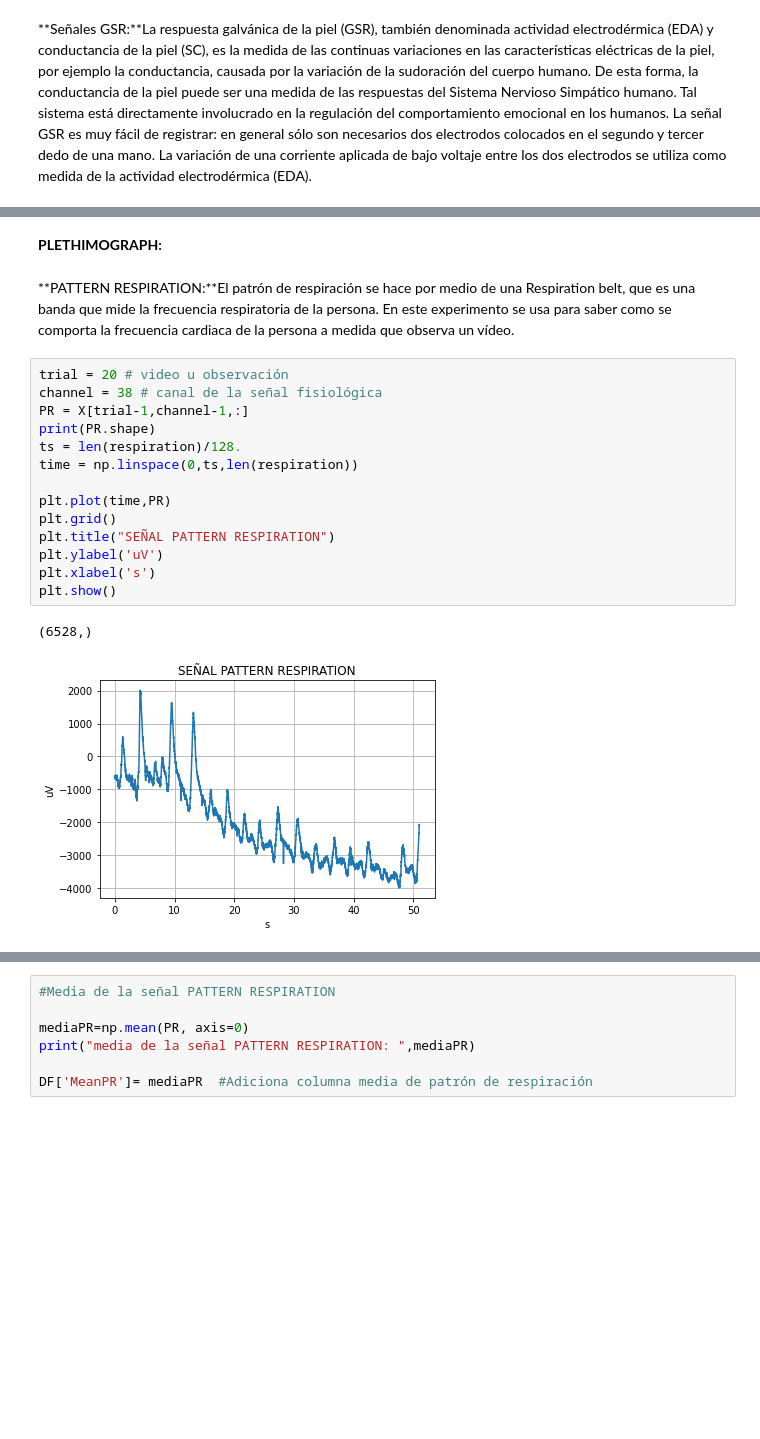
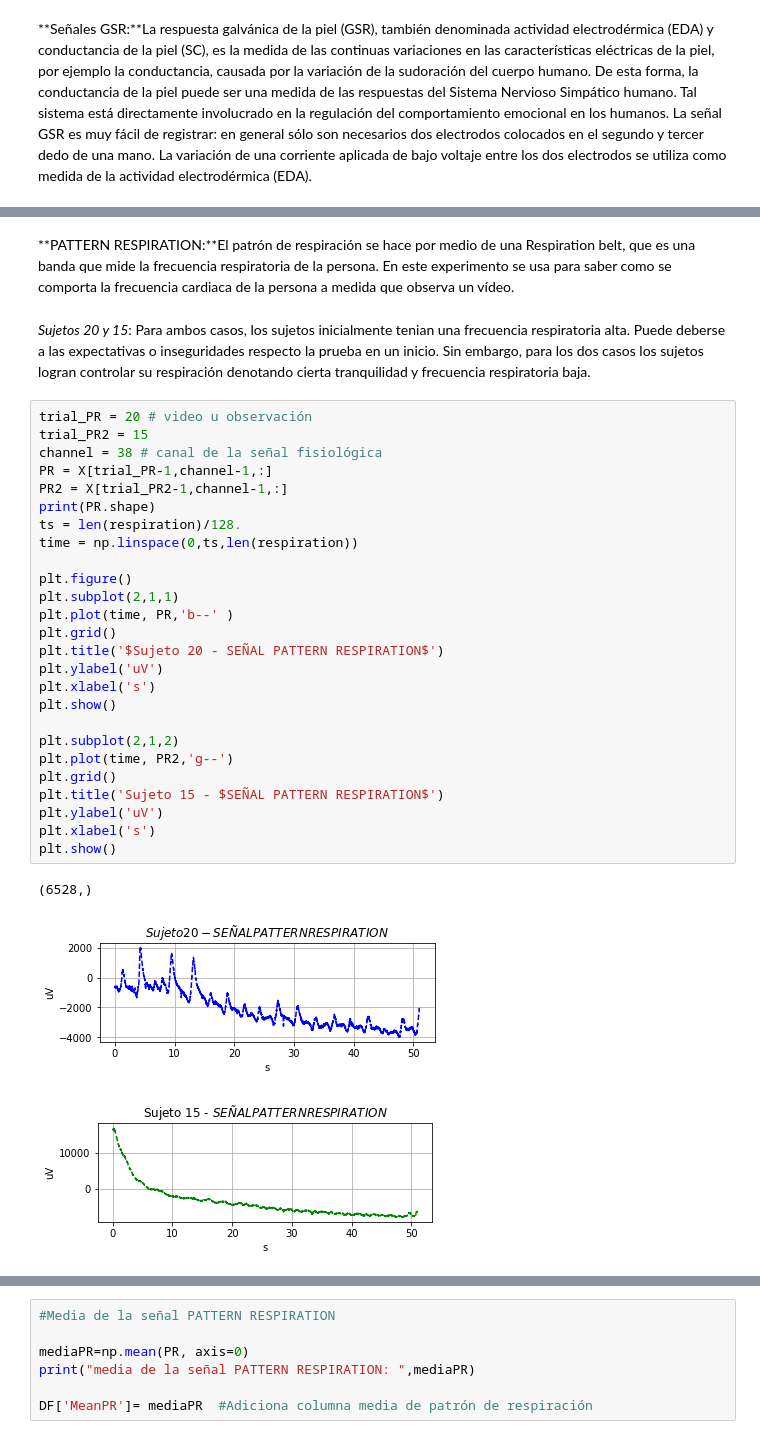
Before and after one commit to ManueloRZ2/MiniProyecto, a Jupyter notebook: Miniproyecto1(com1).ipynb, the cells around one changed output, grey strips where cells are left out. Saved outputs shown, nothing was run; the diff lists cells and outputs as text; blank space fills up the shorter version.

```diff
--- a/Miniproyecto1(com1).ipynb
+++ b/Miniproyecto1(com1).ipynb
@@ -210,21 +276,34 @@ El numero de mínimos locales de la señal GSR ES: 4
-# %% [markdown]
-**PLETHIMOGRAPH:**
 # %% [markdown]
 **PATTERN RESPIRATION:**El patrón de respiración se hace por medio de una Respiration belt, que es una banda que mide la frecuencia respiratoria de la persona. En este experimento se usa para saber como se comporta la frecuencia cardiaca de la persona a medida que observa un vídeo.
+# %% [markdown]
+*Sujetos 20 y 15*: Para ambos casos, los sujetos inicialmente tenian una frecuencia respiratoria alta. Puede deberse a las expectativas o inseguridades respecto la prueba en un inicio. Sin embargo, para los dos casos los sujetos logran controlar su respiración denotando cierta tranquilidad y frecuencia respiratoria baja.
 # %%
-trial = 20 # video u observación
+trial_PR = 20 # video u observación
+trial_PR2 = 15
 channel = 38 # canal de la señal fisiológica
-PR = X[trial-1,channel-1,:]
+PR = X[trial_PR-1,channel-1,:]
+PR2 = X[trial_PR2-1,channel-1,:]
 print(PR.shape)
 ts = len(respiration)/128.
 time = np.linspace(0,ts,len(respiration))
 
-plt.plot(time,PR)
+plt.figure()
+plt.subplot(2,1,1)
+plt.plot(time, PR,'b--' )
 plt.grid()
-plt.title("SEÑAL PATTERN RESPIRATION")
+plt.title('$Sujeto 20 - SEÑAL PATTERN RESPIRATION$')
 plt.ylabel('uV')
 plt.xlabel('s')
 plt.show()
+
+plt.subplot(2,1,2)
+plt.plot(time, PR2,'g--')
+plt.grid()
+plt.title('Sujeto 15 - $SEÑAL PATTERN RESPIRATION$')
+plt.ylabel('uV')
+plt.xlabel('s')
+plt.show()
 # %% [output]
 (6528,)
-[figure, old version]
+[figure, new version]
+[figure, added]
```
Also changed, not shown: parts of 43 cells of this notebook.
